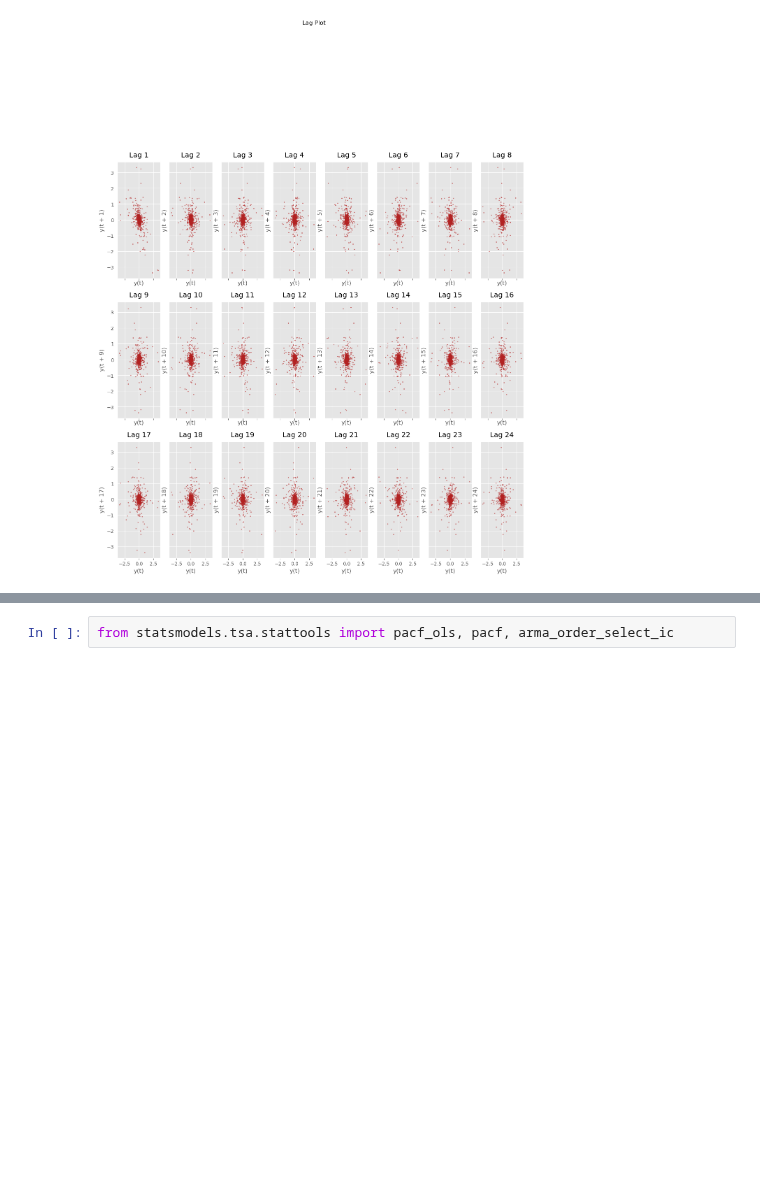
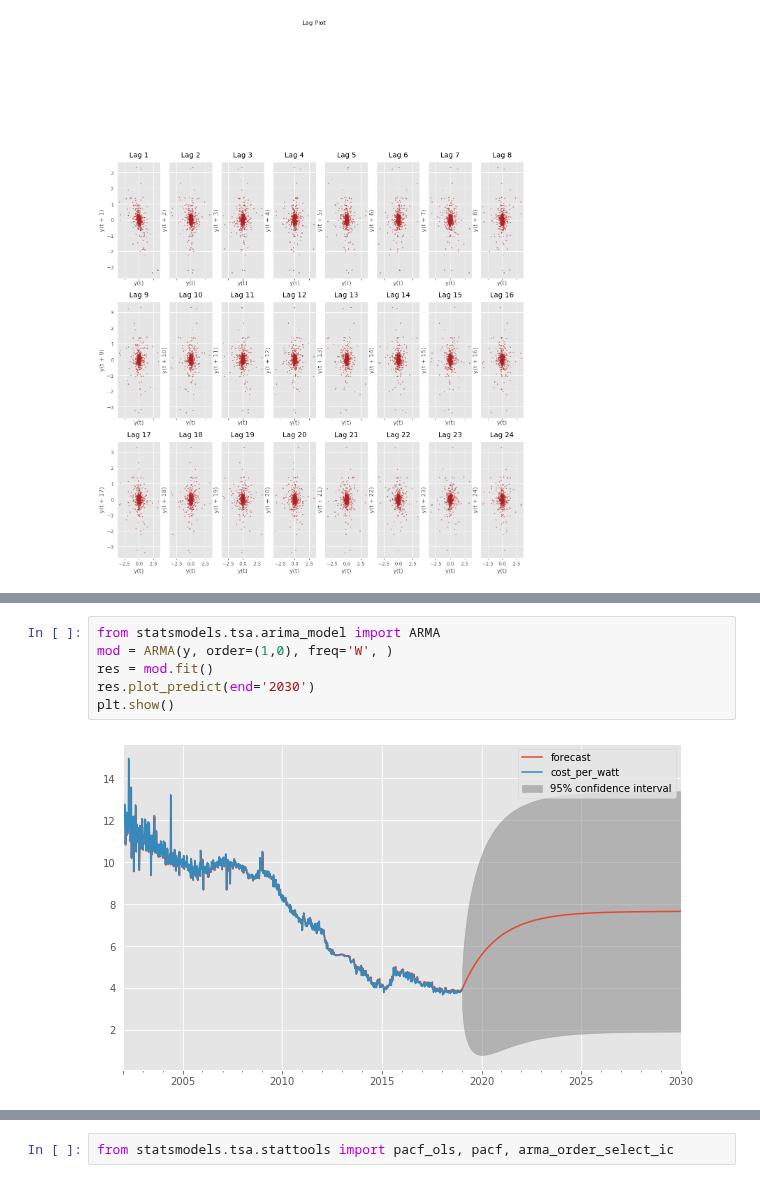
Before and after one commit to jrpaige/Solar, a Jupyter notebook: weekly.ipynb, the cells around one changed output, grey strips where cells are left out. Drawn from its saved outputs; the diff is of its cells as text; blank space fills up the shorter version.

```diff
--- a/weekly.ipynb
+++ b/weekly.ipynb
@@ -299,0 +172,8 @@ Freq: W-SUN, Length: 888, dtype: float64
+# %%
+from statsmodels.tsa.arima_model import ARMA
+mod = ARMA(y, order=(1,0), freq='W', )
+res = mod.fit()
+res.plot_predict(end='2030')
+plt.show()
+# %% [output]
+[figure, added]
```
Also changed, not shown: parts of 37 cells of this notebook, 2 other files.
